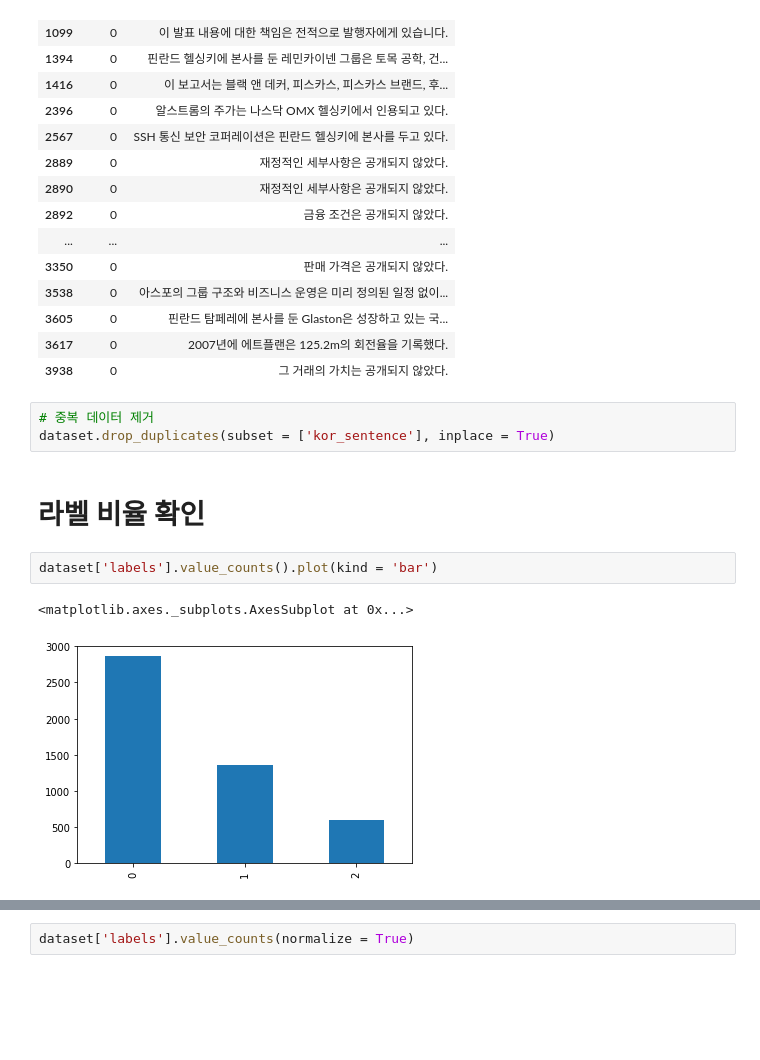
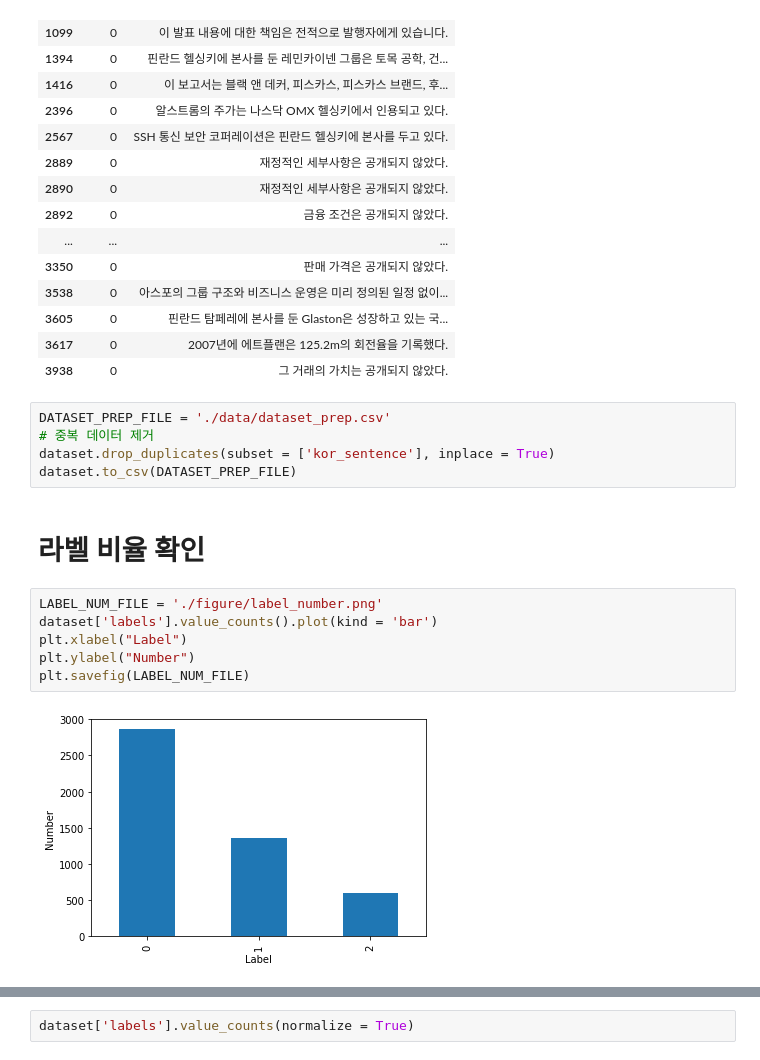
Before and after one commit to park-gb/financial-news-sentiment-classifier, a Jupyter notebook: Sentiment_Classifier_for_Kor_Financial_News.ipynb, the cells around one changed output, grey strips where cells are left out. Drawn from its saved outputs; the diff is of its cells as text; blank space fills up the shorter version.

```diff
--- a/Sentiment_Classifier_for_Kor_Financial_News.ipynb
+++ b/Sentiment_Classifier_for_Kor_Financial_News.ipynb
@@ -181,13 +180,18 @@ dataset[dataset['kor_sentence'].duplicated()]
 | 3617 | 0 | 2007년에 에트플랜은 125.2m의 회전율을 기록했다. |
 | 3938 | 0 | 그 거래의 가치는 공개되지 않았다. |
 # %%
+DATASET_PREP_FILE = './data/dataset_prep.csv'
 # 중복 데이터 제거
 dataset.drop_duplicates(subset = ['kor_sentence'], inplace = True)
+dataset.to_csv(DATASET_PREP_FILE)
 # %% [markdown]
 # 라벨 비율 확인
-# %%
-dataset['labels'].value_counts().plot(kind = 'bar')
-# %% [output]
-<matplotlib.axes._subplots.AxesSubplot at 0x...>
-[figure, removed]
+# %%
+LABEL_NUM_FILE = './figure/label_number.png'
+dataset['labels'].value_counts().plot(kind = 'bar')
+plt.xlabel("Label")
+plt.ylabel("Number")
+plt.savefig(LABEL_NUM_FILE)
+# %% [output]
+[figure, added]
 # %%
```
Also changed, not shown: parts of 37 cells of this notebook.
